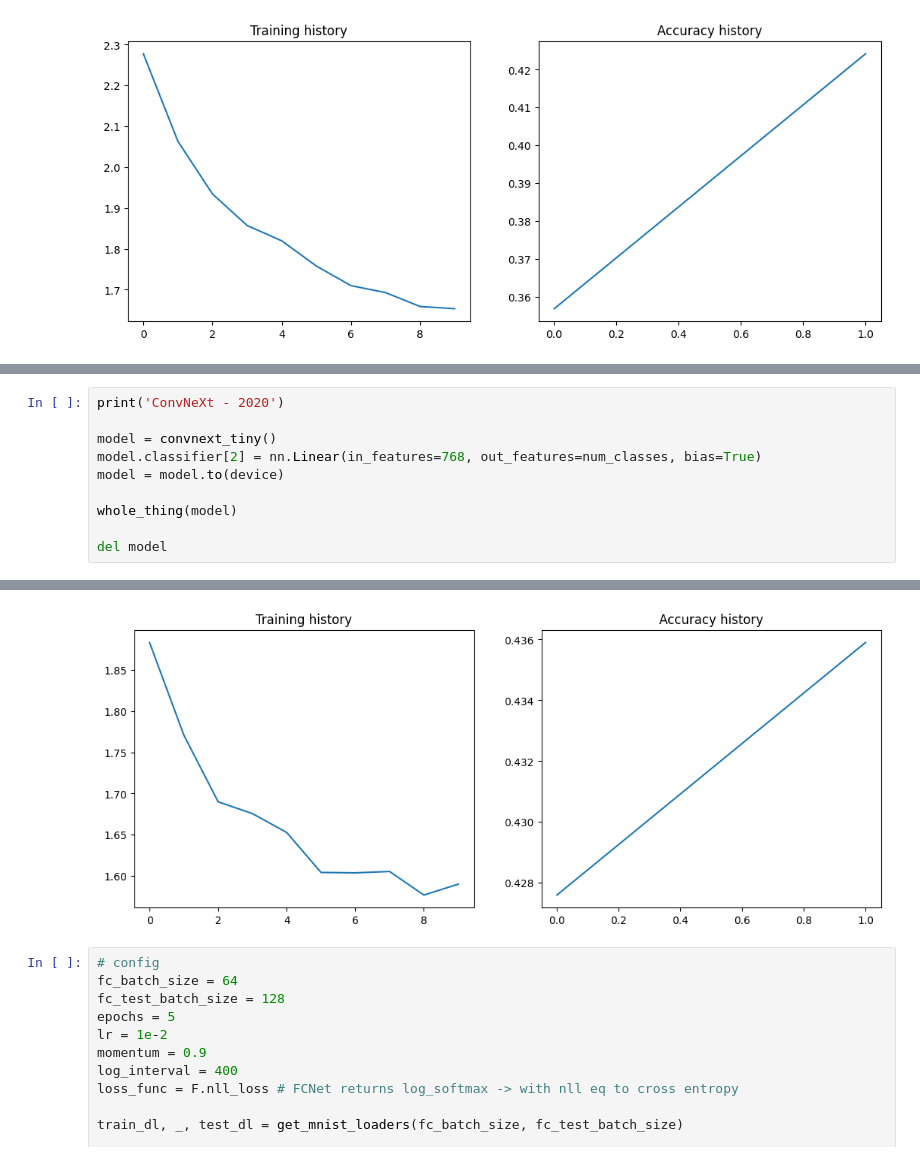
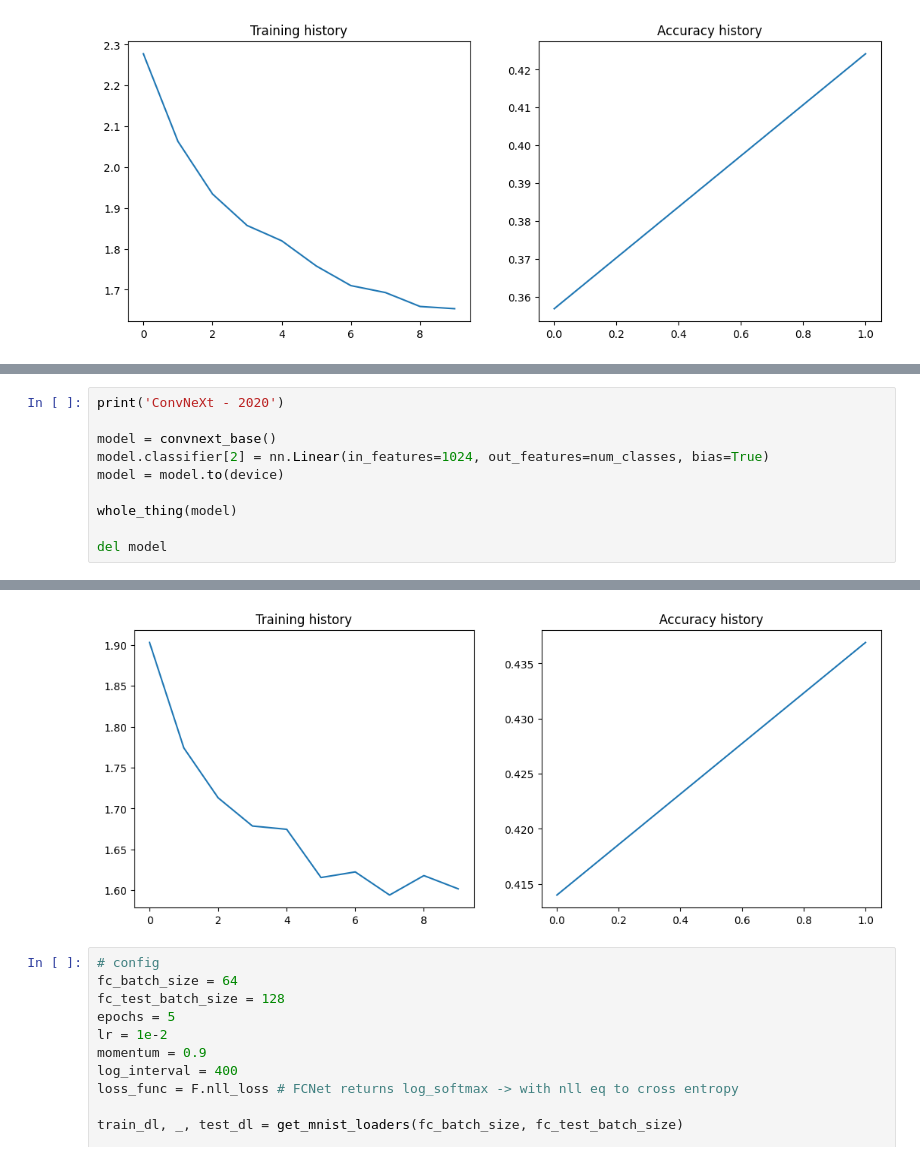
Before and after one commit to mihawb/dnn-lang-comparison, a Jupyter notebook: python/torch_predefined_models_test.ipynb, the cells around one changed output, grey strips where cells are left out. Saved outputs shown, nothing was run; the diff lists cells and outputs as text.

```diff
--- a/python/torch_predefined_models_test.ipynb
+++ b/python/torch_predefined_models_test.ipynb
@@ -179,8 +188,8 @@ Train Epoch: 2 -> batch: 1499 [47968/50000 (96%)]       Loss: 1.653335
 # %%
 print('ConvNeXt - 2020')
 
-model = convnext_tiny()
-model.classifier[2] = nn.Linear(in_features=768, out_features=num_classes, bias=True)
+model = convnext_base()
+model.classifier[2] = nn.Linear(in_features=1024, out_features=num_classes, bias=True)
 model = model.to(device)
 
 whole_thing(model)
@@ -201,4 +210,4 @@ Train Epoch: 2 -> batch: 1499 [47968/50000 (96%)]       Loss: 1.589906
-[figure, old version]
+[figure, new version]
 # %%
 # config
 fc_batch_size = 64
```
Also changed, not shown: parts of 3 cells of this notebook, 2 other files.
